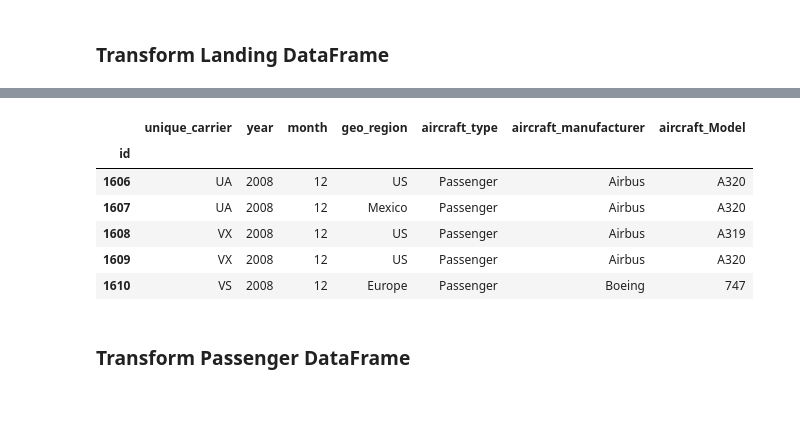
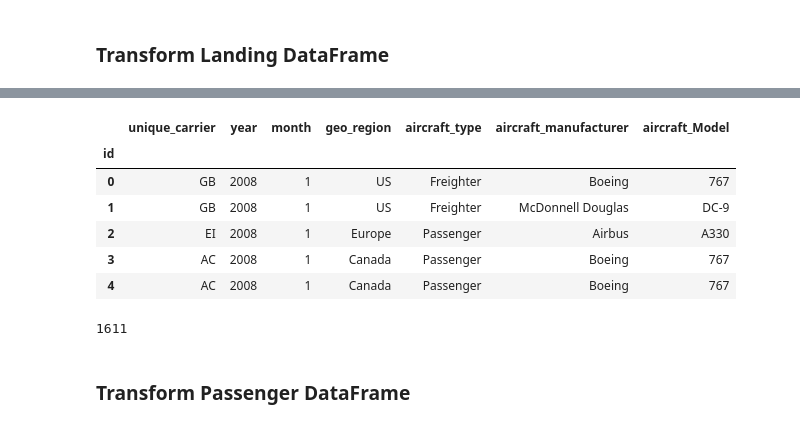
Before and after one commit to janelcv/SFO_Landing, a Jupyter notebook: sfo_landing.ipynb, the cells around one changed output, grey strips where cells are left out. Cells and saved outputs as stored; diff of their text form; code cells hidden in the pictures.

```diff
--- a/sfo_landing.ipynb
+++ b/sfo_landing.ipynb
@@ -118,31 +120,35 @@ landings_df['ID'] = range(0, 0+len(landings_df))
 # %%
 # Create a filtered dataframe from specific columns
 landings_cols = ["ID","Operating Airline IATA Code","Year", "Month", "GEO Region",
                  "Landing Aircraft Type", "Aircraft Manufacturer", "Aircraft Model"]
 landings_transformed = landings_df[landings_cols].copy()
 
 # Rename the column headers
 landings_transformed = landings_transformed.rename(columns={"ID":"id",
                                                             "Operating Airline IATA Code": "unique_carrier",
                                                           "Year": "year",
                                                           "Month": "month",
                                                      "GEO Region": "geo_region",
                                                      "Landing Aircraft Type": "aircraft_type",
                                                            "Aircraft Manufacturer": "aircraft_manufacturer",
                                                      "Aircraft Model": "aircraft_Model"})
 
 #landings_transformed.drop_duplicates(["unique_carrier","geo_region"], keep= 'last')
 landings_transformed.drop_duplicates("id", inplace=True)
 landings_transformed.set_index("id", inplace=True)
-landings_transformed.tail()
+landings_transformed.head()
 # %% [output]
 |  | unique_carrier | year | month | geo_region | aircraft_type | aircraft_manufacturer | aircraft_Model |
 | id |  |  |  |  |  |  |  |
-| 1606 | UA | 2008 | 12 | US | Passenger | Airbus | A320 |
-| 1607 | UA | 2008 | 12 | Mexico | Passenger | Airbus | A320 |
-| 1608 | VX | 2008 | 12 | US | Passenger | Airbus | A319 |
-| 1609 | VX | 2008 | 12 | US | Passenger | Airbus | A320 |
-| 1610 | VS | 2008 | 12 | Europe | Passenger | Boeing | 747 |
+| 0 | GB | 2008 | 1 | US | Freighter | Boeing | 767 |
+| 1 | GB | 2008 | 1 | US | Freighter | McDonnell Douglas | DC-9 |
+| 2 | EI | 2008 | 1 | Europe | Passenger | Airbus | A330 |
+| 3 | AC | 2008 | 1 | Canada | Passenger | Boeing | 767 |
+| 4 | AC | 2008 | 1 | Canada | Passenger | Boeing | 767 |
+# %%
+len(landings_transformed)
+# %% [output]
+1611
 # %% [markdown]
 ### Transform Passenger DataFrame
 # %%
```
Also changed, not shown: parts of 8 cells of this notebook, 2 other files.
